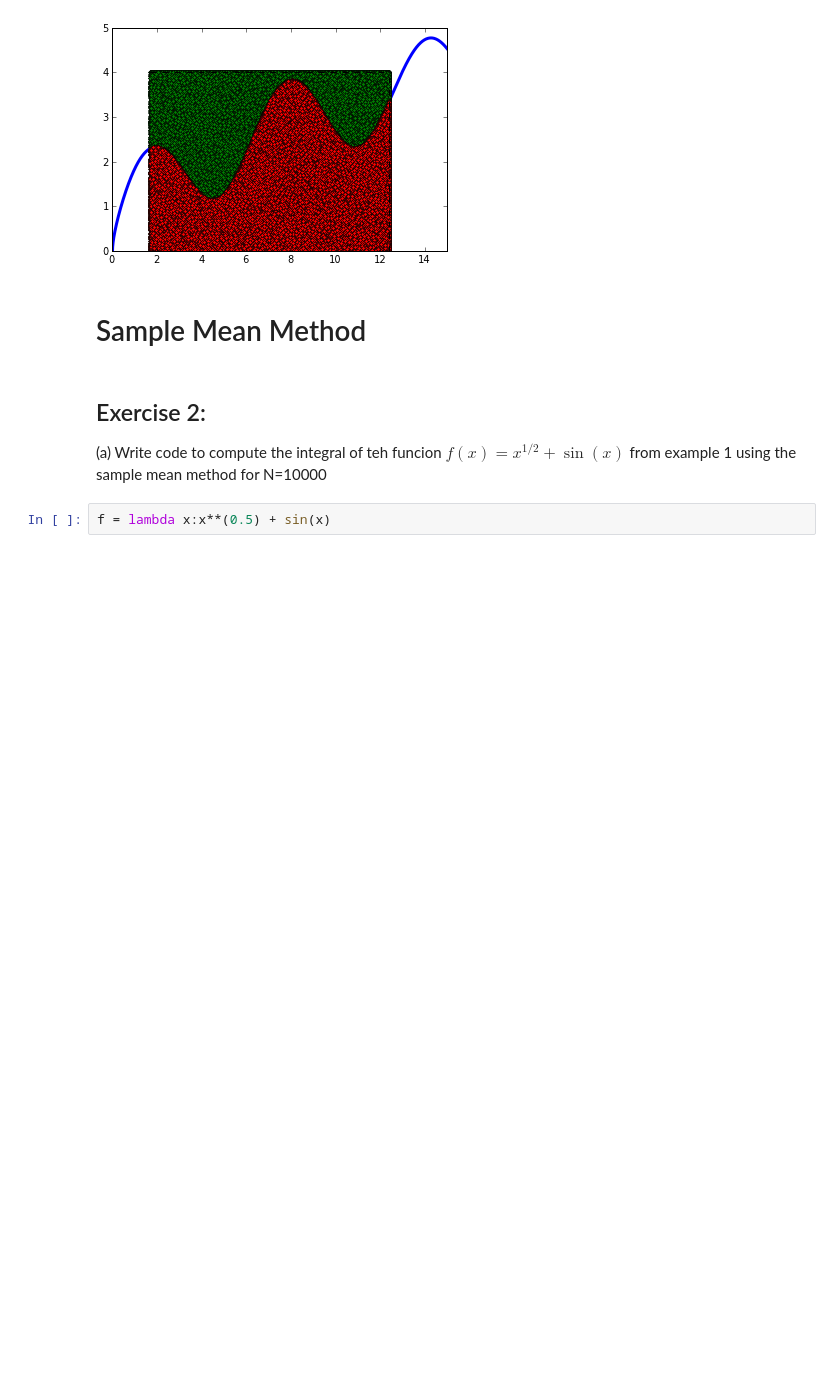
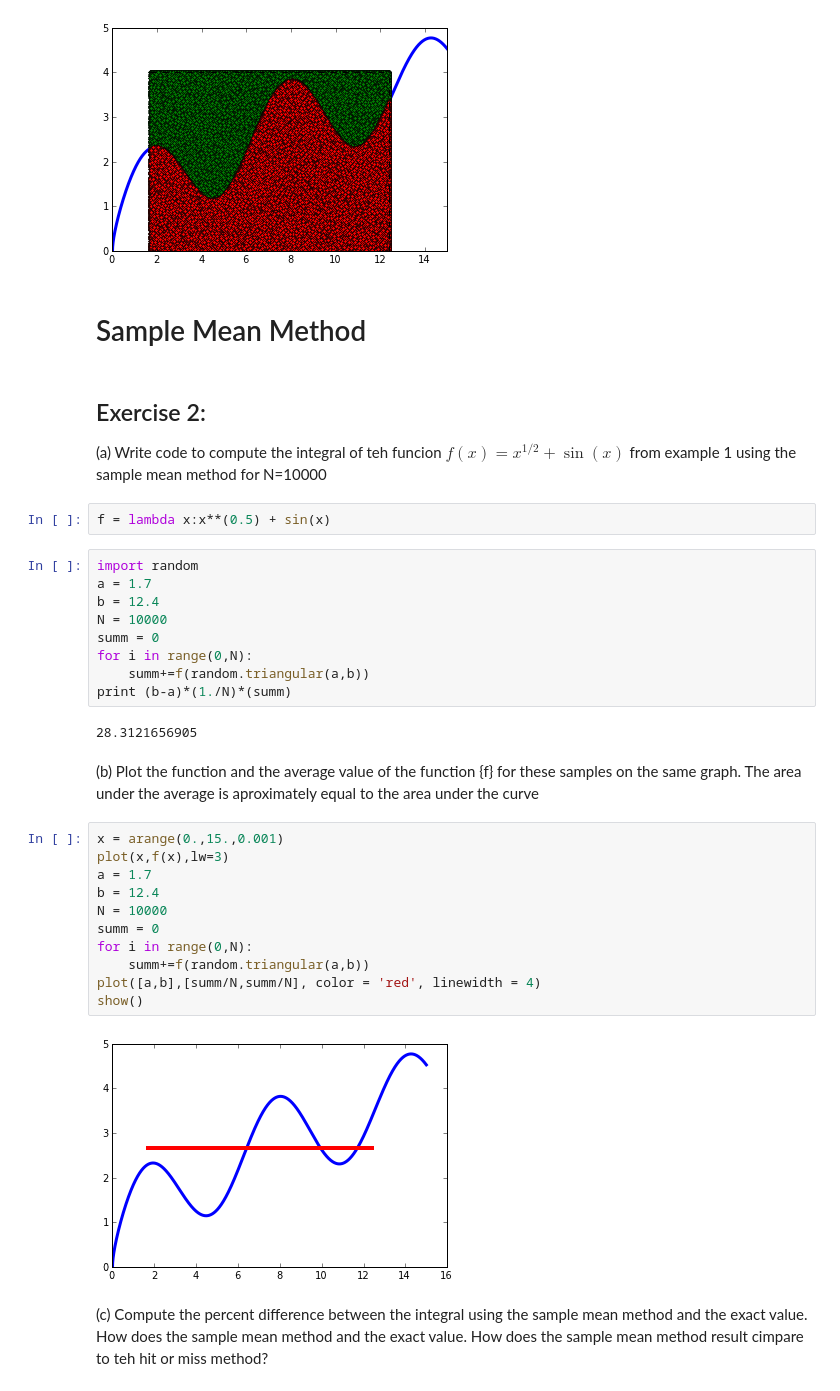
Before and after one commit to gjing/PHYS202-S13, a Jupyter notebook: Week5/MonteCarlo.ipynb, the cells around one changed output. Drawn from its saved outputs; the diff is of its cells as text; blank space fills up the shorter version.

```diff
--- a/Week5/MonteCarlo.ipynb
+++ b/Week5/MonteCarlo.ipynb
@@ -162,3 +162,31 @@ Exercise 2:
 (a) Write code to compute the integral of teh funcion $f(x) = x^{1/2} + \sin(x)$ from example 1 using the sample mean method for N=10000
 # %%
 f = lambda x:x**(0.5) + sin(x)
+# %%
+import random
+a = 1.7
+b = 12.4
+N = 10000
+summ = 0
+for i in range(0,N):
+    summ+=f(random.triangular(a,b))
+print (b-a)*(1./N)*(summ)
+# %% [output]
+28.3121656905
+# %% [markdown]
+(b) Plot the function and the average value of the function {f} for these samples on the same graph. The area under the average is aproximately equal to the area under the curve
+# %%
+x = arange(0.,15.,0.001)
+plot(x,f(x),lw=3)
+a = 1.7
+b = 12.4
+N = 10000
+summ = 0
+for i in range(0,N):
+    summ+=f(random.triangular(a,b))
+plot([a,b],[summ/N,summ/N], color = 'red', linewidth = 4)
+show()
+# %% [output]
+[figure, added]
+# %% [markdown]
+(c) Compute the percent difference between the integral using the sample mean method and the exact value. How does the sample mean  method and the exact value. How does the sample mean method result cimpare to teh hit or miss method?
```
Also changed, not shown: parts of 8 cells of this notebook, 1 other file.
